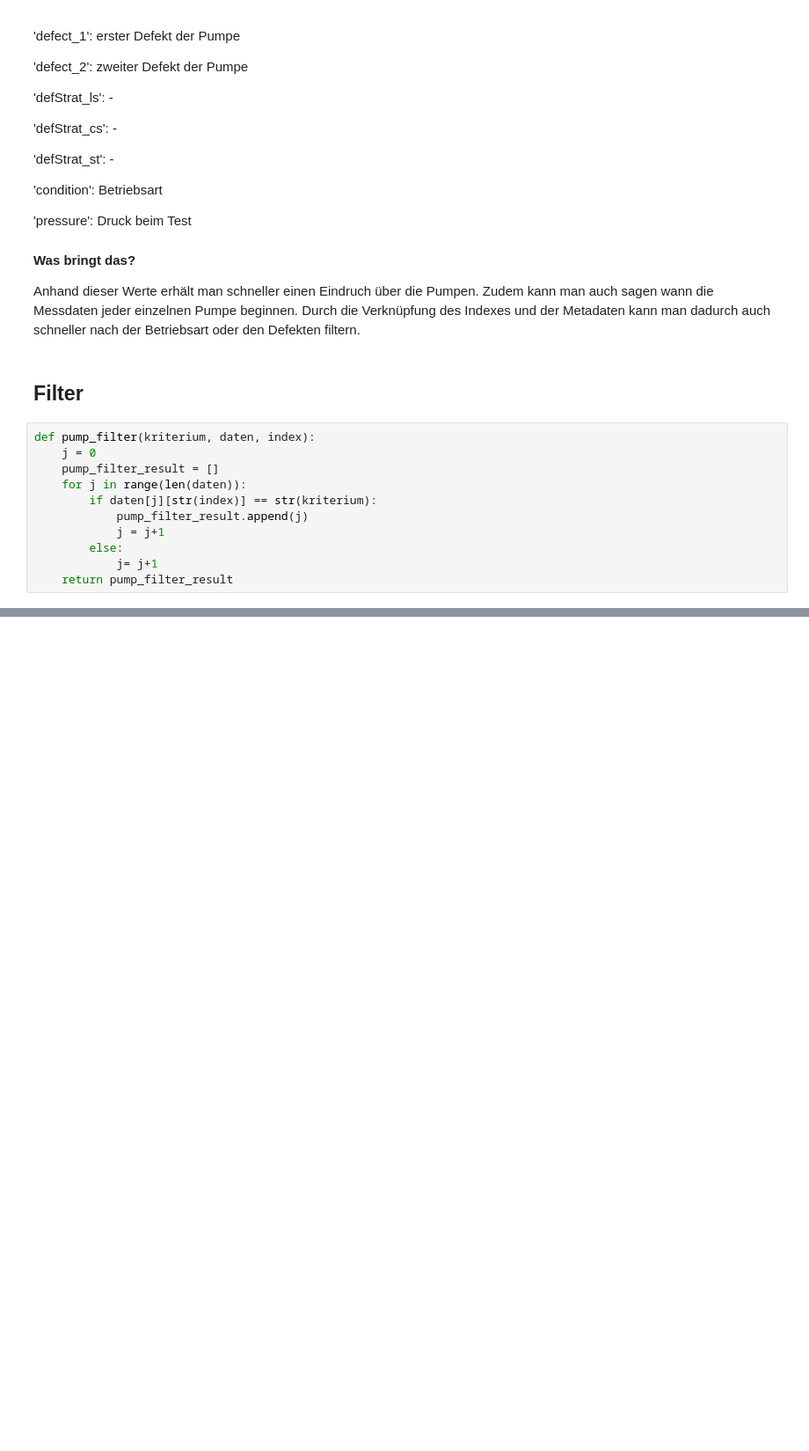
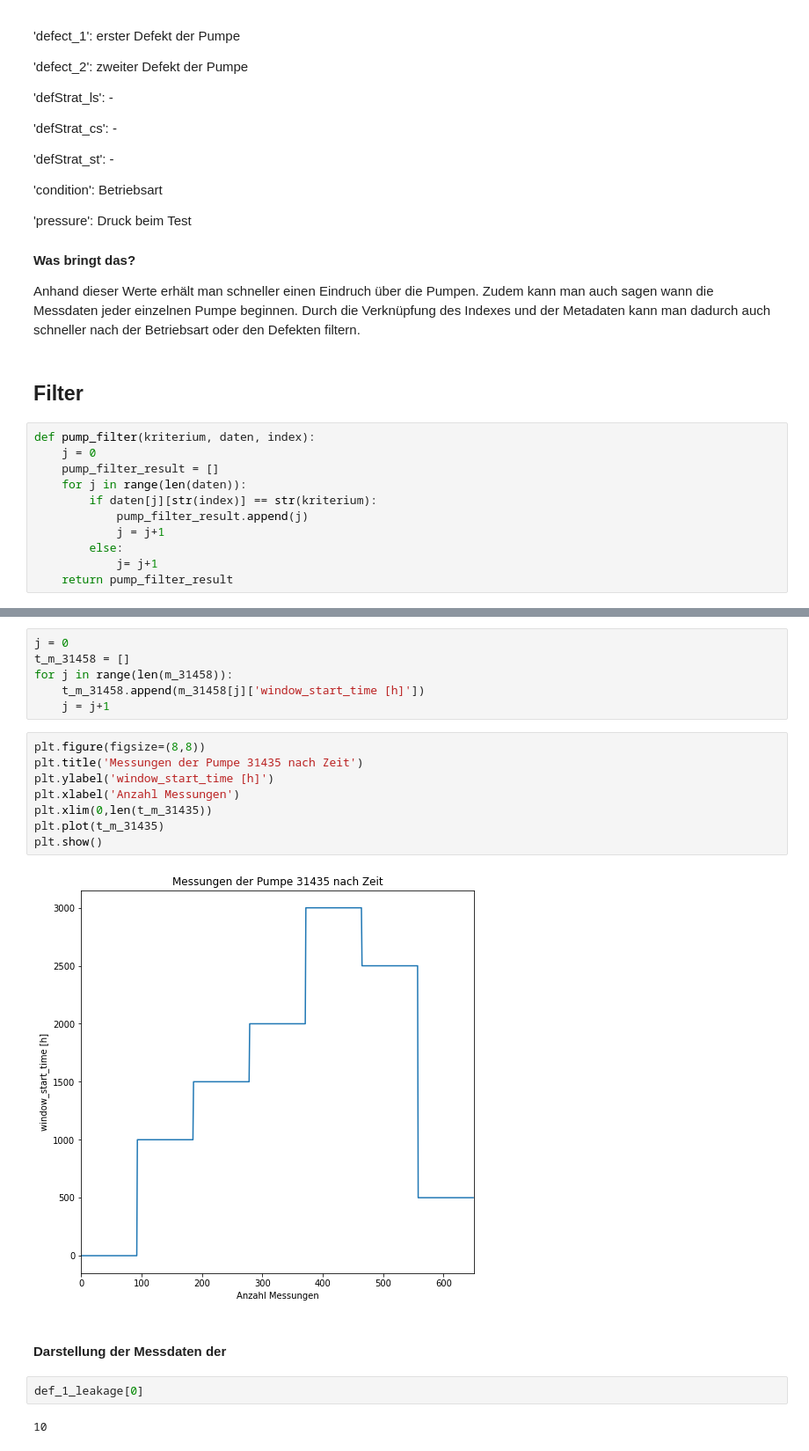
Before and after one commit to aaron02DE/trendingFs24, a Jupyter notebook: pump_data_and_filter.ipynb, the cells around one changed output, grey strips where cells are left out. Shown at 88% size. Drawn from its saved outputs; the diff is of its cells as text; blank space fills up the shorter version.

```diff
--- a/pump_data_and_filter.ipynb
+++ b/pump_data_and_filter.ipynb
@@ -193,0 +220,22 @@ for j in range(len(pump_filter_res)):
+# %%
+j = 0
+t_m_31458 = []
+for j in range(len(m_31458)):
+    t_m_31458.append(m_31458[j]['window_start_time [h]'])
+    j = j+1
+# %%
+plt.figure(figsize=(8,8))
+plt.title('Messungen der Pumpe 31435 nach Zeit')
+plt.ylabel('window_start_time [h]')
+plt.xlabel('Anzahl Messungen')
+plt.xlim(0,len(t_m_31435))
+plt.plot(t_m_31435)
+plt.show()
+# %% [output]
+[figure, added]
+# %% [markdown]
+#### Darstellung der Messdaten der
+# %%
+def_1_leakage[0]
+# %% [output]
+10
```
Also changed, not shown: parts of 24 cells of this notebook.
